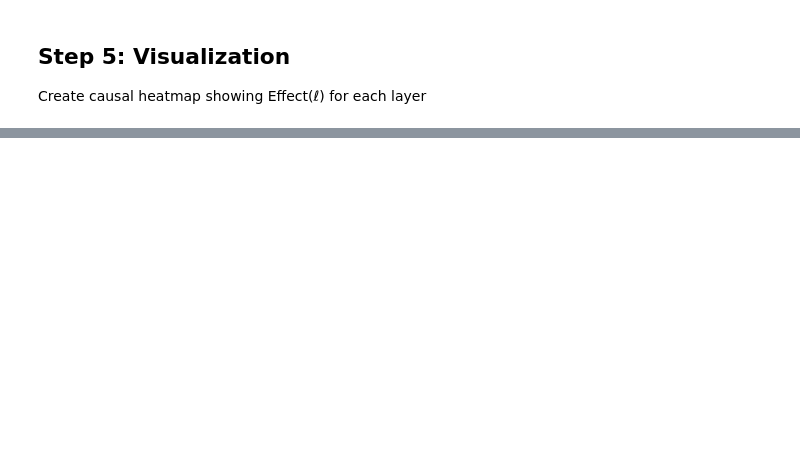
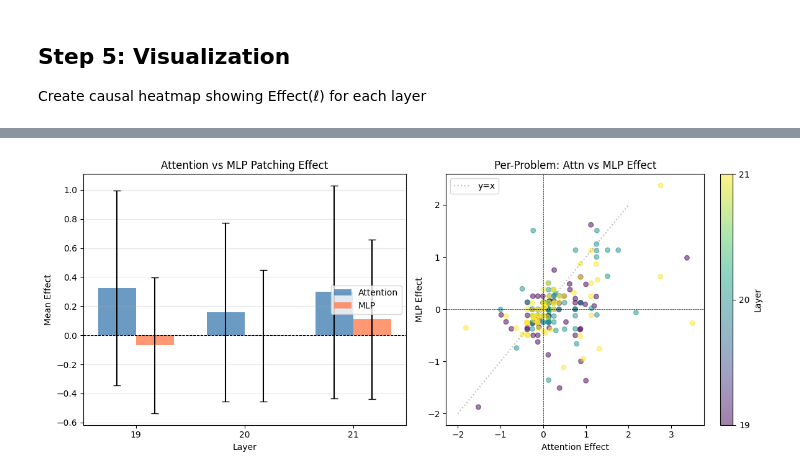
Before and after one commit to vrathi101/mats_10.0_app, a Jupyter notebook: gsm8k_patching.ipynb, the cells around one changed output, grey strips where cells are left out. Saved outputs shown, nothing was run; the diff lists cells and outputs as text; code cells hidden in the pictures; blank space fills up the shorter version.

```diff
--- a/gsm8k_patching.ipynb
+++ b/gsm8k_patching.ipynb
@@ -469,0 +575,81 @@ Saved to patching_heatmap.png
+# %%
+# Aggregate and visualize attn vs MLP effects
+def aggregate_component_effects(results, target_layers):
+    """Aggregate effects into arrays for plotting."""
+    n_problems = len(results)
+    n_layers = len(target_layers)
+
+    attn_effects = np.zeros((n_problems, n_layers))
+    mlp_effects = np.zeros((n_problems, n_layers))
+
+    for i, r in enumerate(results):
+        for j, layer_idx in enumerate(target_layers):
+            attn_effects[i, j] = r["effects"][layer_idx]["attn"]
+            mlp_effects[i, j] = r["effects"][layer_idx]["mlp"]
+
+    return attn_effects, mlp_effects
+
+attn_effects, mlp_effects = aggregate_component_effects(component_results, TARGET_LAYERS)
+
+# Compute means and stds
+mean_attn = attn_effects.mean(axis=0)
+mean_mlp = mlp_effects.mean(axis=0)
+std_attn = attn_effects.std(axis=0)
+std_mlp = mlp_effects.std(axis=0)
+
+# Visualization
+fig, axes = plt.subplots(1, 2, figsize=(12, 5))
+
+# Panel 1: Grouped bar chart
+ax1 = axes[0]
+x = np.arange(len(TARGET_LAYERS))
+width = 0.35
+
+bars_attn = ax1.bar(x - width/2, mean_attn, width, yerr=std_attn, label='Attention',
+                     color='steelblue', capsize=4, alpha=0.8)
+bars_mlp = ax1.bar(x + width/2, mean_mlp, width, yerr=std_mlp, label='MLP',
+                    color='coral', capsize=4, alpha=0.8)
+
+ax1.axhline(0, color='black', linestyle='--', linewidth=0.8)
+ax1.set_xlabel("Layer")
+ax1.set_ylabel("Mean Effect")
+ax1.set_title("Attention vs MLP Patching Effect")
+ax1.set_xticks(x)
+ax1.set_xticklabels([str(l) for l in TARGET_LAYERS])
+ax1.legend()
+ax1.grid(True, alpha=0.3, axis='y')
+
+# Panel 2: Scatter - attn effect vs mlp effect per problem (pooled across layers)
+ax2 = axes[1]
+attn_flat = attn_effects.flatten()
+mlp_flat = mlp_effects.flatten()
+layer_colors = np.repeat(np.arange(len(TARGET_LAYERS)), len(component_results))
+
+scatter = ax2.scatter(attn_flat, mlp_flat, c=layer_colors, cmap='viridis', alpha=0.5, s=30)
+ax2.axhline(0, color='black', linestyle='--', linewidth=0.5)
+ax2.axvline(0, color='black', linestyle='--', linewidth=0.5)
+ax2.plot([-2, 2], [-2, 2], 'gray', linestyle=':', alpha=0.5, label='y=x')
+ax2.set_xlabel("Attention Effect")
+ax2.set_ylabel("MLP Effect")
+ax2.set_title("Per-Problem: Attn vs MLP Effect")
+ax2.legend()
+cbar = plt.colorbar(scatter, ax=ax2, ticks=range(len(TARGET_LAYERS)))
+cbar.ax.set_yticklabels([str(l) for l in TARGET_LAYERS])
+cbar.set_label("Layer")
+
+plt.tight_layout()
+plt.savefig("attn_vs_mlp_patching.png", dpi=150, bbox_inches="tight")
+plt.show()
+
+# Summary stats
+print("=== Attention vs MLP Effect Summary ===")
+for j, layer_idx in enumerate(TARGET_LAYERS):
+    print(f"Layer {layer_idx}: Attn={mean_attn[j]:.3f}±{std_attn[j]:.3f}, MLP={mean_mlp[j]:.3f}±{std_mlp[j]:.3f}")
+
+# Which dominates?
+total_attn = mean_attn.sum()
+total_mlp = mean_mlp.sum()
+print(f"\nTotal effect: Attn={total_attn:.3f}, MLP={total_mlp:.3f}")
+print(f"Dominant component: {'Attention (retrieval/copy)' if total_attn > total_mlp else 'MLP (transformation)'}")
+# %% [output]
+[figure, added]
```
Also changed, not shown: parts of 17 cells of this notebook, 1 other file.
